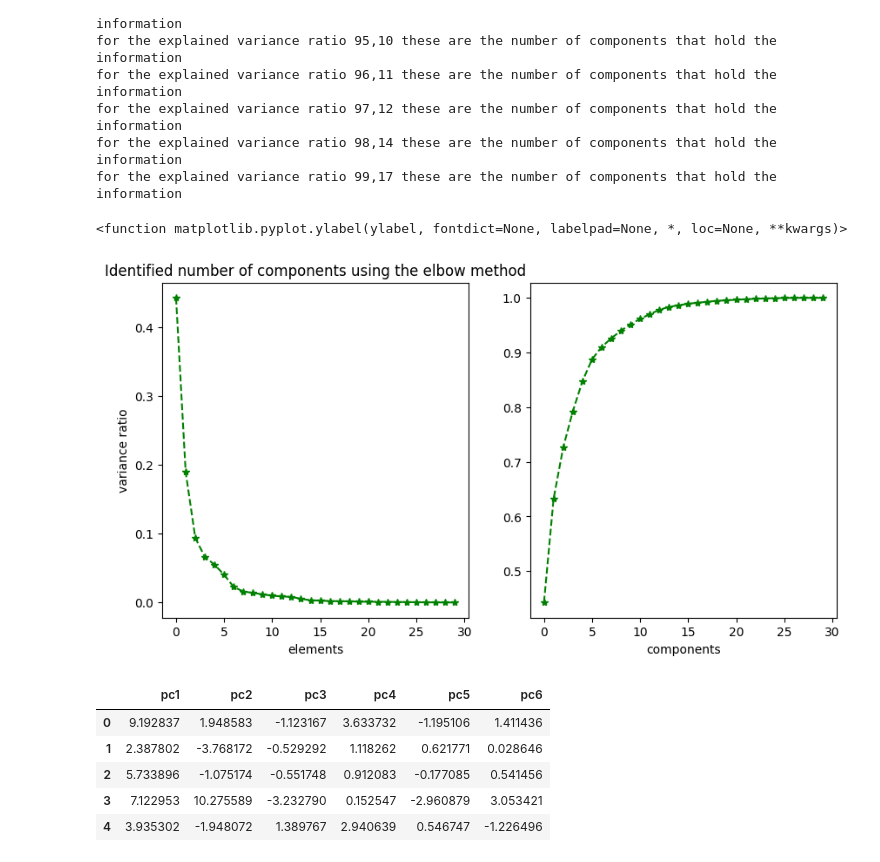
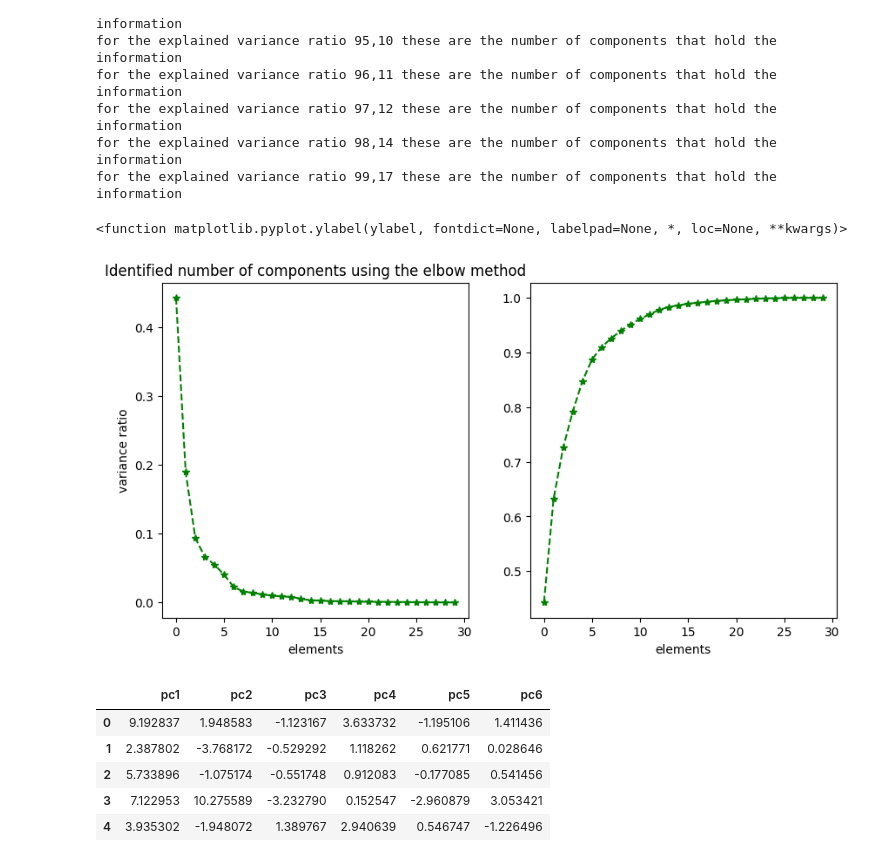
Before and after one commit to sirlapat/ML_Assignment1, a Jupyter notebook: ML_A3.ipynb, the cells around one changed output. Drawn from its saved outputs; the diff is of its cells as text; code cells hidden in the pictures.

```diff
--- a/ML_A3.ipynb
+++ b/ML_A3.ipynb
@@ -429,21 +429,21 @@ mxpca=pca.fit_transform(X_scaled)
 # %%
 evr=pca.explained_variance_ratio_
 plt.figure(figsize=(10,5))
 
 plt.subplot(1,2,1)
 plt.plot(evr,'s--', color = 'green', marker = '*')
 plt.xlabel('elements')
 plt.ylabel('variance ratio')
 plt.title('Identified number of components using the elbow method')
 
 cuv=np.cumsum(evr)
 plt.subplot(1,2,2)
 plt.plot(cuv,'s--',color = 'green', marker = '*')
-plt.xlabel('components')
+plt.xlabel('elements')
 plt.ylabel
 # %% [output]
 <function matplotlib.pyplot.ylabel(ylabel, fontdict=None, labelpad=None, *, loc=None, **kwargs)>
-[figure, old version]
+[figure, new version]
 # %%
 pca_opt = PCA(n_components=6)
 # %%
```
